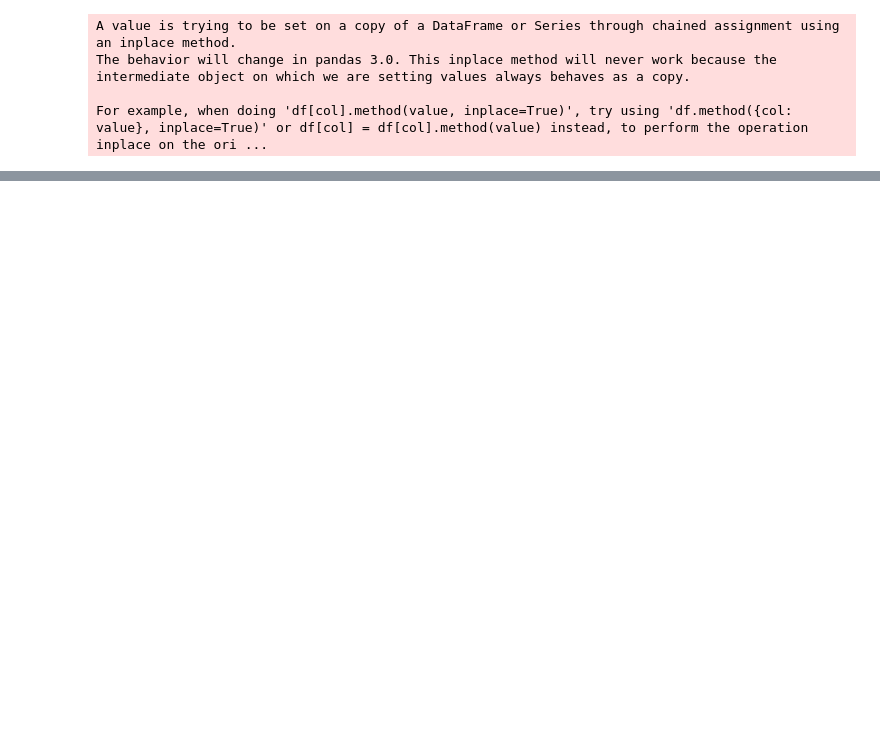
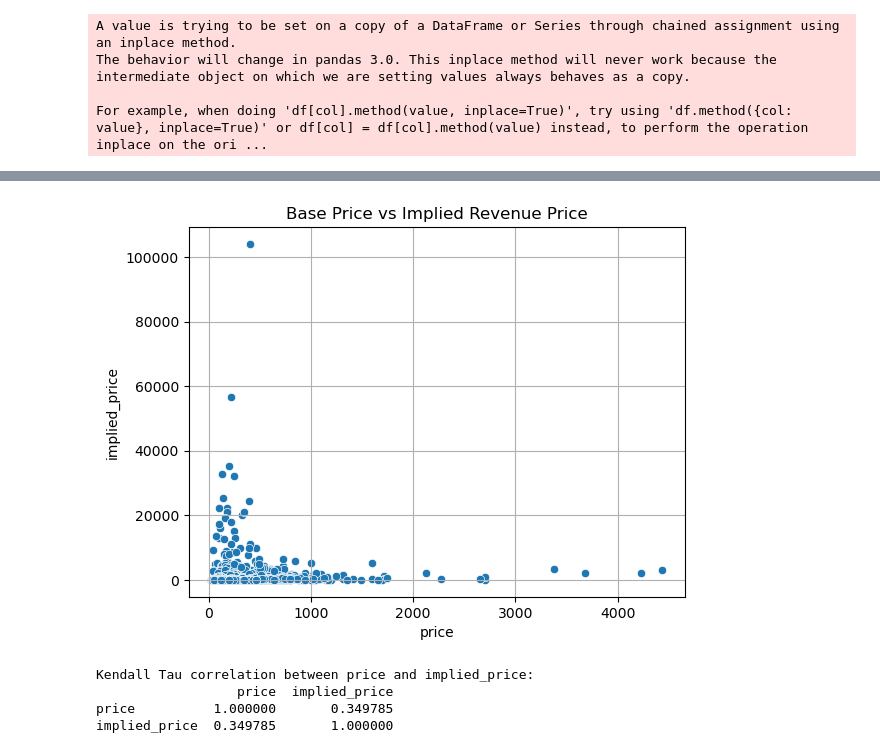
Before and after one commit to Deimos999/EDA-Final, a Jupyter notebook: final_project_Alexia.ipynb, the cells around one changed output, grey strips where cells are left out. Cells and saved outputs as stored; diff of their text form; code cells hidden in the pictures; blank space fills up the shorter version.

```diff
--- a/final_project_Alexia.ipynb
+++ b/final_project_Alexia.ipynb
@@ -644,0 +632,4 @@ df['is_popular'] = (df['number_of_reviews'] > 100).astype(int)
+# %%
+# drop nans in bedrooms amd convert to int
+df = df.dropna(subset=['bedrooms'])
+df['bedrooms'] = df['bedrooms'].astype('int')
@@ -710,2 +691,0 @@ dtype: int64
-# %%
-df = df.dropna(subset=cols_to_check)
@@ -791,0 +733,12 @@ For example, when doing 'df[col].method(value, inplace=True)', try using 'df.met
+# %%
+df_valid = df[(df['availability_365'] > 0) & (df['estimated_revenue_l365d'] > 0)].copy()
+# %%
+df_valid['implied_price'] = df_valid['estimated_revenue_l365d'] / df_valid['availability_365']
+# %%
+
+sns.scatterplot(data=df_valid, x='price', y='implied_price')
+plt.title('Base Price vs Implied Revenue Price')
+plt.grid(True)
+plt.show()
+# %% [output]
+[figure, added]
@@ -791,0 +749,8 @@ For example, when doing 'df[col].method(value, inplace=True)', try using 'df.met
+# %%
+print("\nKendall Tau correlation between price and implied_price:")
+print(df_valid[['price', 'implied_price']].corr(method='kendall'))
+# %% [output]
+Kendall Tau correlation between price and implied_price:
+                  price  implied_price
+price          1.000000       0.349785
+implied_price  0.349785       1.000000
```
Also changed, not shown: parts of 226 cells of this notebook, 3 other files.
